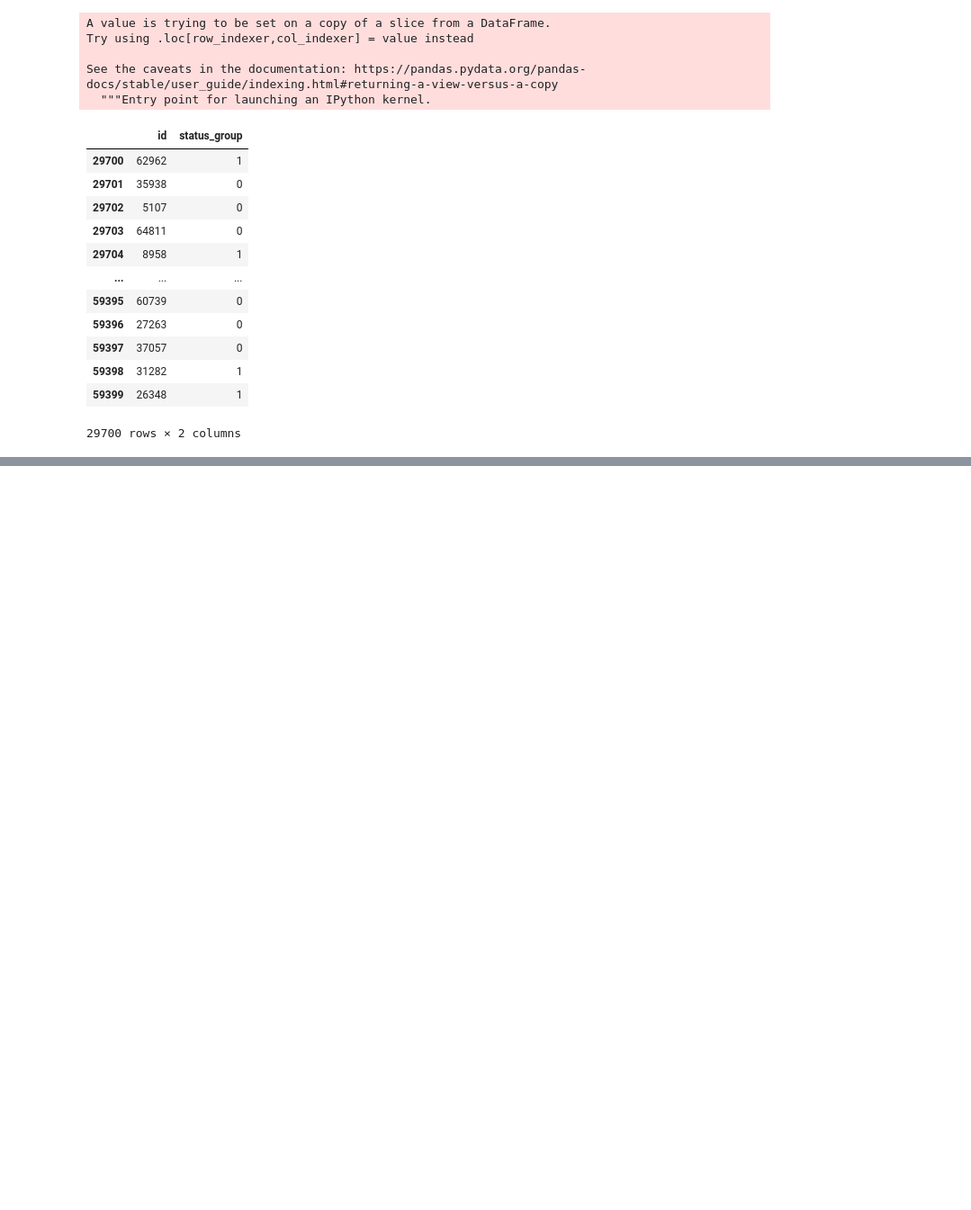
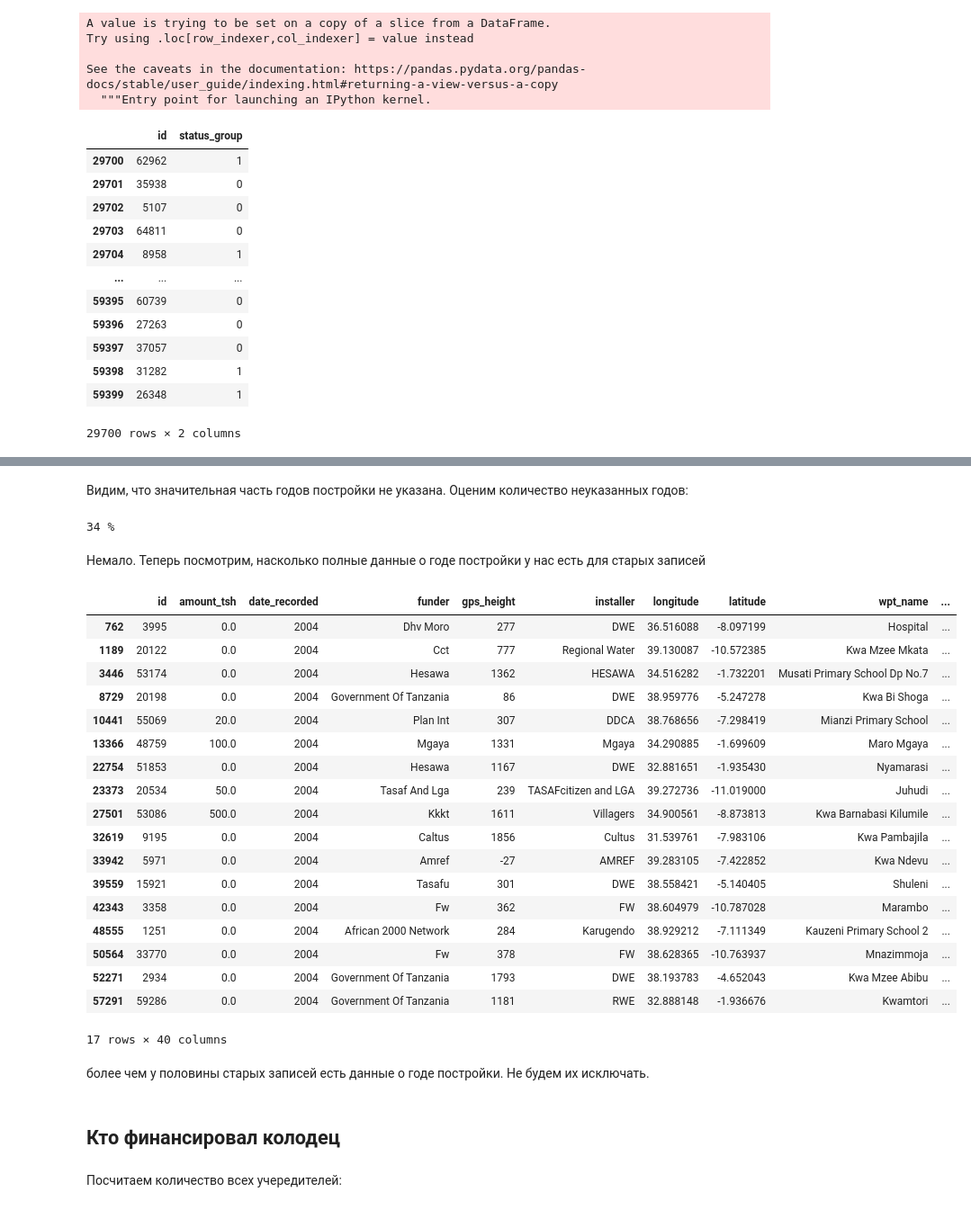
Before and after one commit to jzx81/MyContests, a Jupyter notebook: MyContest.ipynb, the cells around one changed output, grey strips where cells are left out. Shown: that part at 90% size. Saved outputs shown, nothing was run; the diff lists cells and outputs as text; code cells hidden in the pictures; blank space fills up the shorter version.

```diff
--- a/MyContest.ipynb
+++ b/MyContest.ipynb
@@ -358,7 +358,6 @@ print(acc,'%')
 Для начала избавимся от дубликатов в фрейме:
 # %%
-DropTrainX = TrainingX.copy()
-DropTrainX = DropTrainX.drop_duplicates(subset = ['amount_tsh', 'date_recorded', 'funder', 'gps_height',
+TrainingX = TrainingX.drop_duplicates(subset = ['amount_tsh', 'funder', 'gps_height',
        'installer', 'longitude', 'latitude', 'wpt_name', 'num_private',
        'basin', 'subvillage', 'region', 'region_code', 'district_code', 'lga',
        'ward', 'population', 'public_meeting', 'recorded_by',
@@ -368,7 +367,7 @@ DropTrainX = DropTrainX.drop_duplicates(subset = ['amount_tsh', 'date_recorded',
        'water_quality', 'quality_group', 'quantity', 'quantity_group',
        'source', 'source_type', 'source_class', 'waterpoint_type',
        'waterpoint_type_group'],keep = 'first')
-DropTrainX
+TrainingX
 # %% [output]
 |  | id | amount_tsh | date_recorded | funder | gps_height | installer | longitude | latitude | wpt_name | ... |
 | 0 | 69572 | 6000.0 | 2011-03-14 | Roman | 1390 | Roman | 34.938093 | -9.856322 | none | ... |
@@ -388,0 +411,4 @@ DropTrainX
+# %%
+TrainingX['date_recorded'] = TrainingX['date_recorded'].map(lambda x: str(x)[:4])
+TrainingX['date_recorded'] = TrainingX['date_recorded'].astype(object).astype(int)
+TrainingX
@@ -388,0 +464,38 @@ DropTrainX
+# %% [markdown]
+Видим, что значительная часть годов постройки не указана. Оценим количество неуказанных годов:
+# %%
+print(int(len(TrainingX[TrainingX['construction_year'] == 0])/len(TrainingX)*100.0), "%")
+# %% [output]
+34 %
+# %% [markdown]
+Немало. Теперь посмотрим, насколько полные данные о годе постройки у нас есть для старых записей
+# %%
+val = TrainingX.loc[TrainingX['date_recorded'] < 2005]
+val1 = val.loc[val['construction_year'] > 0]
+val1
+# %% [output]
+|  | id | amount_tsh | date_recorded | funder | gps_height | installer | longitude | latitude | wpt_name | ... |
+| 762 | 3995 | 0.0 | 2004 | Dhv Moro | 277 | DWE | 36.516088 | -8.097199 | Hospital | ... |
+| 1189 | 20122 | 0.0 | 2004 | Cct | 777 | Regional Water | 39.130087 | -10.572385 | Kwa Mzee Mkata | ... |
+| 3446 | 53174 | 0.0 | 2004 | Hesawa | 1362 | HESAWA | 34.516282 | -1.732201 | Musati Primary School Dp No.7 | ... |
+| 8729 | 20198 | 0.0 | 2004 | Government Of Tanzania | 86 | DWE | 38.959776 | -5.247278 | Kwa Bi Shoga | ... |
+| 10441 | 55069 | 20.0 | 2004 | Plan Int | 307 | DDCA | 38.768656 | -7.298419 | Mianzi Primary School | ... |
+| 13366 | 48759 | 100.0 | 2004 | Mgaya | 1331 | Mgaya | 34.290885 | -1.699609 | Maro Mgaya | ... |
+| 22754 | 51853 | 0.0 | 2004 | Hesawa | 1167 | DWE | 32.881651 | -1.935430 | Nyamarasi | ... |
+| 23373 | 20534 | 50.0 | 2004 | Tasaf And Lga | 239 | TASAFcitizen and LGA | 39.272736 | -11.019000 | Juhudi | ... |
+| 27501 | 53086 | 500.0 | 2004 | Kkkt | 1611 | Villagers | 34.900561 | -8.873813 | Kwa Barnabasi Kilumile | ... |
+| 32619 | 9195 | 0.0 | 2004 | Caltus | 1856 | Cultus | 31.539761 | -7.983106 | Kwa Pambajila | ... |
+| 33942 | 5971 | 0.0 | 2004 | Amref | -27 | AMREF | 39.283105 | -7.422852 | Kwa Ndevu | ... |
+| 39559 | 15921 | 0.0 | 2004 | Tasafu | 301 | DWE | 38.558421 | -5.140405 | Shuleni | ... |
+| 42343 | 3358 | 0.0 | 2004 | Fw | 362 | FW | 38.604979 | -10.787028 | Marambo | ... |
+| 48555 | 1251 | 0.0 | 2004 | African 2000 Network | 284 | Karugendo | 38.929212 | -7.111349 | Kauzeni Primary School 2 | ... |
+| 50564 | 33770 | 0.0 | 2004 | Fw | 378 | FW | 38.628365 | -10.763937 | Mnazimmoja | ... |
+| 52271 | 2934 | 0.0 | 2004 | Government Of Tanzania | 1793 | DWE | 38.193783 | -4.652043 | Kwa Mzee Abibu | ... |
+| 57291 | 59286 | 0.0 | 2004 | Government Of Tanzania | 1181 | RWE | 32.888148 | -1.936676 | Kwamtori | ... |
+17 rows × 40 columns
+# %% [markdown]
+более чем у половины старых записей есть данные о годе постройки. Не будем их исключать.
+# %% [markdown]
+## Кто финансировал колодец
+# %% [markdown]
+Посчитаем количество всех учередителей:
```
Also changed, not shown: parts of 39 cells of this notebook.
